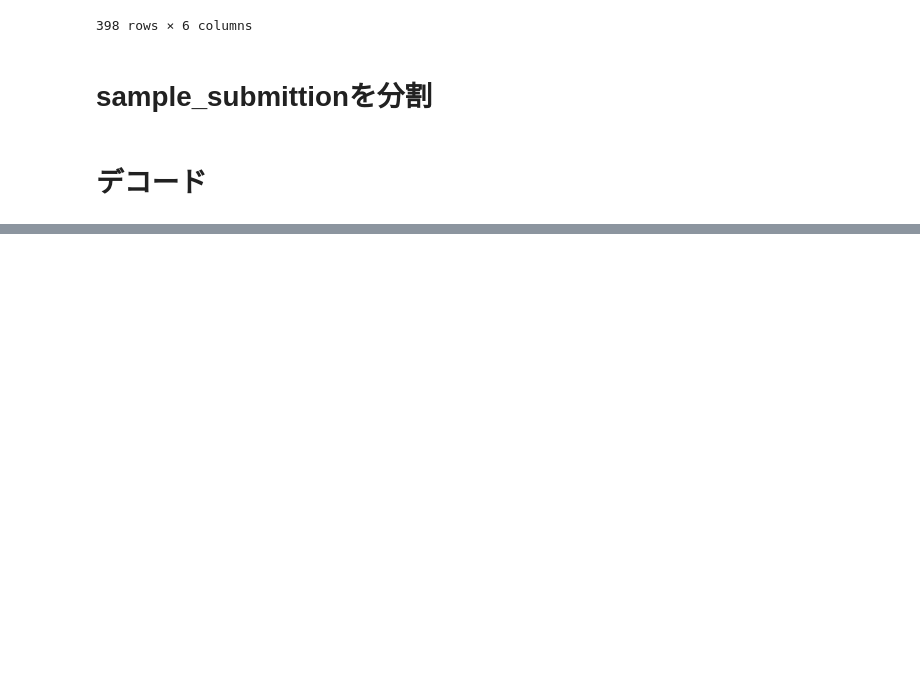
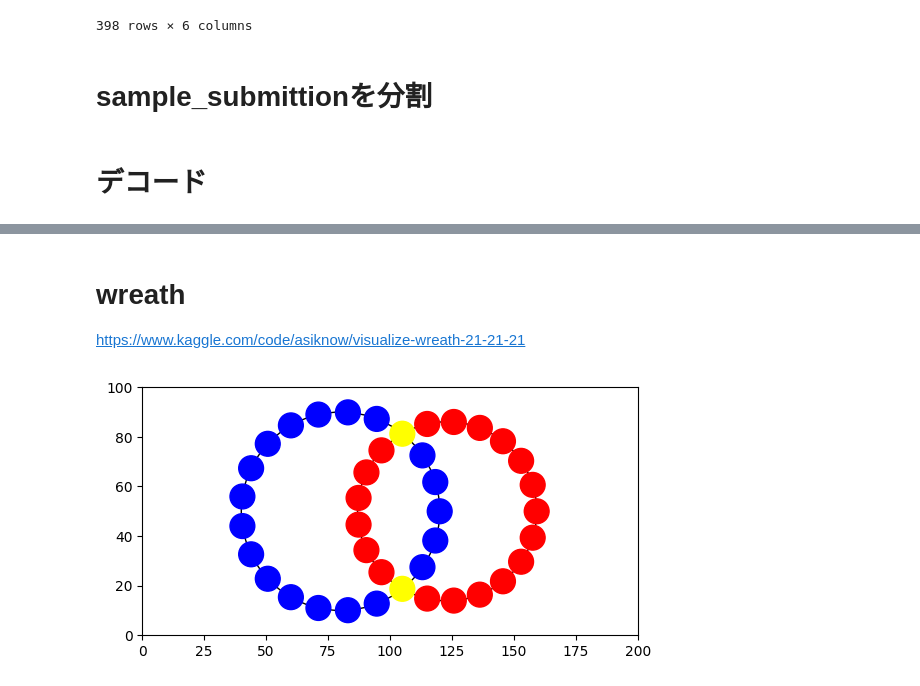
Before and after one commit to birdwatcherYT/santa2023, a Jupyter notebook: santa2023.ipynb, the cells around one changed output, grey strips where cells are left out. Cells and saved outputs as stored; diff of their text form; code cells hidden in the pictures; blank space fills up the shorter version.

```diff
--- a/santa2023.ipynb
+++ b/santa2023.ipynb
@@ -828,0 +646,22 @@ Error: Some edges are undefined.
+# %% [markdown]
+# wreath
+https://www.kaggle.com/code/asiknow/visualize-wreath-21-21-21
+# %%
+import pandas as pd
+from sympy.combinatorics import Permutation
+import matplotlib.pyplot as plt
+import matplotlib.patches as patches
+import numpy as np
+from ipywidgets import interactive
+import ipywidgets as widgets
+
+
+# File paths
+puzzle_info_path = 'santa-2023/puzzle_info.csv'
+puzzles_path = 'santa-2023/puzzles.csv'
+sample_submission_path = 'santa-2023/sample_submission.csv'
+
+# Loading the data
+info = pd.read_csv(puzzle_info_path)
+puzzles = pd.read_csv(puzzles_path)
+ss = pd.read_csv(sample_submission_path)
@@ -828,0 +695,28 @@ Error: Some edges are undefined.
+# %%
+def plot_wreath212121(puzzle_idx, solution=False):
+    node_types = puzzles.loc[puzzle_idx]['initial_state'].split(";")
+    if solution:
+        node_types = puzzles.loc[puzzle_idx]['solution_state'].split(";")
+    color_map = {'A':'blue', 'B':'red', 'C':'yellow'}
+
+    circle1 = plt.Circle((x_center1, y_center1), radius1, color='black', fill = False)
+    circle2 = plt.Circle((x_center2, y_center2), radius2, color='black', fill = False)
+    fig, ax = plt.subplots() # note we must use plt.subplots, not plt.subplot
+    ax.set_aspect('equal', adjustable='box')
+    ax.add_patch(circle1)
+    ax.add_patch(circle2)
+    for i, (x, y) in enumerate(zip(x_nodes,y_nodes)):
+        circle_node = plt.Circle((x, y), 5, color=color_map[node_types[i]], fill = True)
+        ax.add_patch(circle_node)
+
+
+    plt.xlim([0, 200])
+    plt.ylim([0, 100])
+
+
+    plt.show()
+# %%
+# Let's see the solution state
+plot_wreath212121(329,True)
+# %% [output]
+[figure, added]
```
Also changed, not shown: parts of 69 cells of this notebook, 5 other files.
